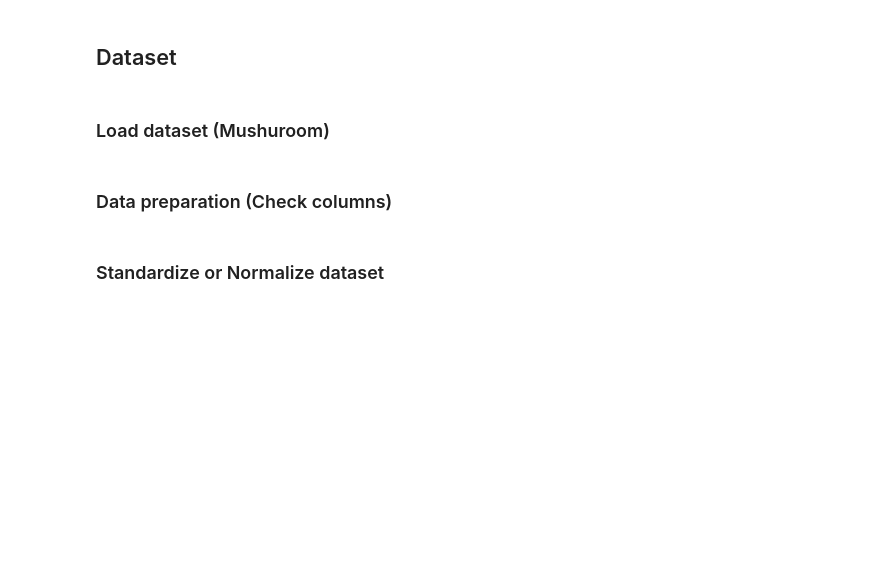
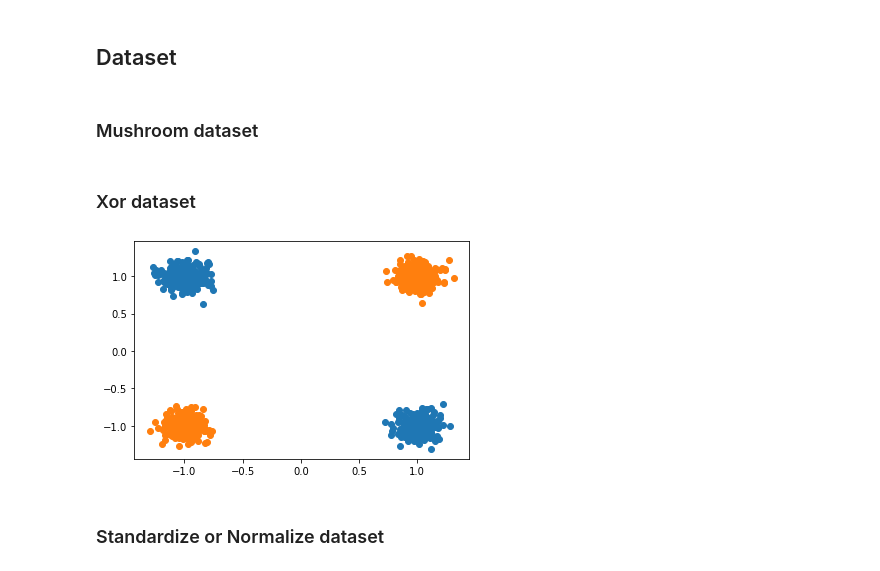
Before and after one commit to welmends/ann-impl, a Jupyter notebook: TC1/TC1.ipynb, the cells around one changed output. Drawn from its saved outputs; the diff is of its cells as text; code cells hidden in the pictures; blank space fills up the shorter version.

```diff
--- a/TC1/TC1.ipynb
+++ b/TC1/TC1.ipynb
@@ -11,5 +11,5 @@ import os
 # %% [markdown]
 ## Dataset
 # %% [markdown]
-### Load dataset (Mushuroom)
+### Mushroom dataset
 # %%
@@ -19,2 +37,0 @@ data = np.array([np.array([attr[i][e] for e in data[:,i]]) for i in range(len(da
-# %% [markdown]
-### Data preparation (Check columns)
@@ -25,3 +38,25 @@ for col in cols:
+# %% [markdown]
+### Xor dataset
+# %%
+data = np.hstack( (np.loadtxt('xor_input.txt', dtype=float).T, np.loadtxt('x_or_target.txt', dtype=float).T.reshape(1000,1)) )
+
+# with open('xor.arff', 'w') as f:
+#     f.write('@RELATION or\n')
+#     f.write('\n')
+#     f.write('@ATTRIBUTE x REAL\n')
+#     f.write('@ATTRIBUTE y REAL\n')
+#     f.write('@ATTRIBUTE class {1.0,0.0}\n')
+#     f.write('\n')
+#     f.write('@DATA\n')
+#     for d in data:
+#         f.write(','.join(d.astype(str)))
+#         f.write('\n')
+
+for lb in set(data[:,2]):
+    cond = np.where(data[:,2]==lb)
+    plt.scatter(data[cond][:,0],data[cond][:,1])
+# %% [output]
+[figure, added]
 # %% [markdown]
 ### Standardize or Normalize dataset
 # %%
```
Also changed, not shown: parts of 8 cells of this notebook, 1 other file.
